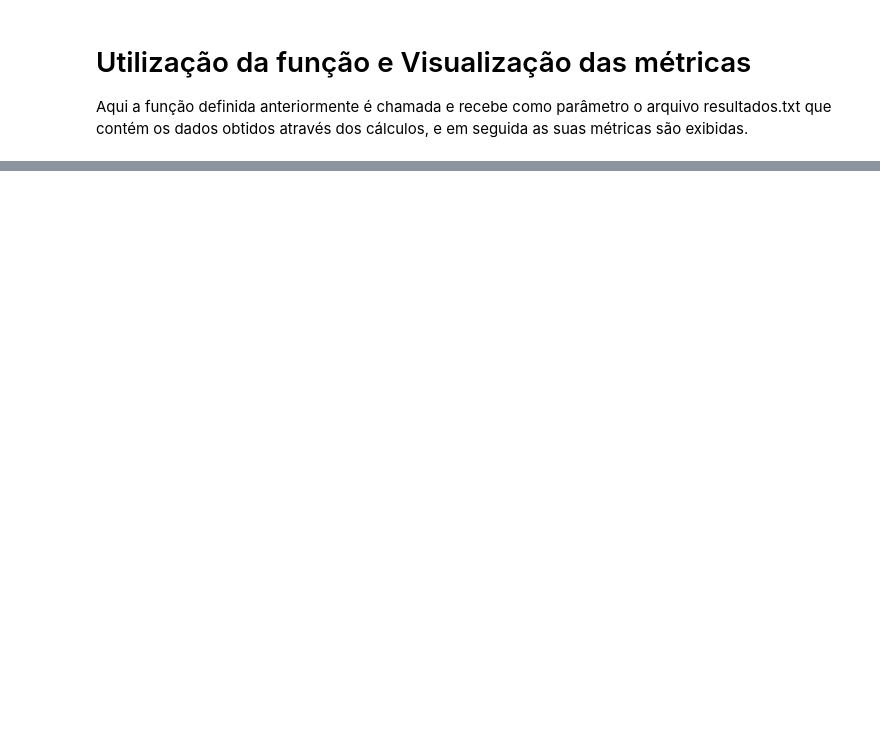
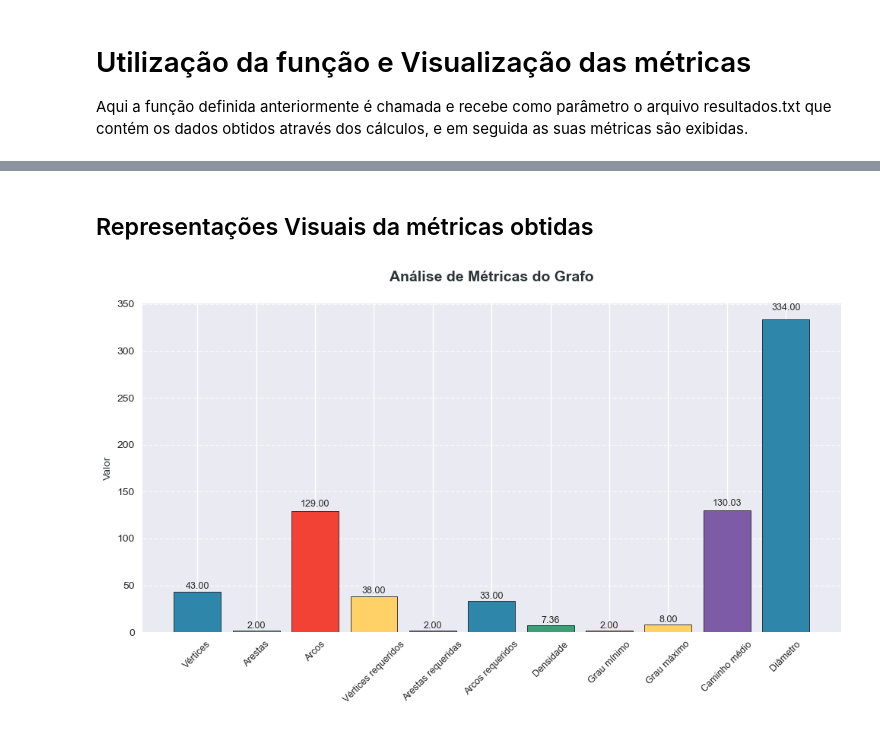
Before and after one commit to leoguimaraes49/Trabalho-Pratico-Final-GCC262--Grafos-e-suas-Aplicacoes, a Jupyter notebook: Etapa-1_visualização.ipynb, the cells around one changed output, grey strips where cells are left out. Cells and saved outputs as stored; diff of their text form; code cells hidden in the pictures; blank space fills up the shorter version.

```diff
--- a/Etapa-1_visualização.ipynb
+++ b/Etapa-1_visualização.ipynb
@@ -82,10 +106,11 @@ def parse_metrics(filename):
 
 Aqui a função definida anteriormente é chamada e recebe como parâmetro o arquivo resultados.txt que contém os dados obtidos através dos cálculos, e em seguida as suas métricas são exibidas.
 # %%
-# Chama a função de parsing passando o nome do arquivo
-dados = parse_metrics("results/resultados.txt")
+metrics = parse_metrics("results/resultados.txt")
 
-# Exibe os dados lidos
-for chave, valor in dados.items():
-    print(f"{chave}: {valor}")
+# Criar DataFrame com as métricas gerais (excluindo a intermediação)
+general_keys = [key for key in metrics.keys() if key.lower() not in ["intermediação", "intermediacao"]]
+df_general = pd.DataFrame([(k, metrics[k]) for k in general_keys], columns=["Métrica", "Valor"])
+print("DataFrame de Métricas Gerais:")
+print(df_general)
 # %% [output]
@@ -103,0 +172,34 @@ for chave, valor in dados.items():
+# %% [markdown]
+## Representações Visuais da métricas obtidas
+# %%
+plt.style.use('seaborn-v0_8')  # Ou outro estilo da lista impressa
+sns.set_palette("husl")
+colors = ['#2E86AB', '#419D78', '#F24236', '#FFD166', '#7D5BA6']
+font_title = {'fontsize': 14, 'fontweight': 'bold', 'color': '#2d3436'}
+font_labels = {'fontsize': 10, 'color': '#2d3436'}
+
+fig, ax = plt.subplots(figsize=(10, 6))
+bars = ax.bar(df_general["Métrica"], df_general["Valor"],
+            color=colors,
+            edgecolor='black',
+            linewidth=0.5)
+
+ax.set_title("Análise de Métricas do Grafo\n", **font_title)
+ax.set_ylabel("Valor", **font_labels)
+ax.tick_params(axis='x', rotation=45, labelsize=9)
+ax.grid(axis='y', linestyle='--', alpha=0.7)
+
+
+for bar in bars:
+    height = bar.get_height()
+    ax.text(bar.get_x() + bar.get_width()/2,
+            height + 0.02*height,  # Offset proporcional
+            f'{height:.2f}',
+            ha='center',
+            va='bottom',
+            fontsize=9)
+
+plt.tight_layout()
+plt.show()
+# %% [output]
+[figure, added]
```
Also changed, not shown: parts of 9 cells of this notebook.
